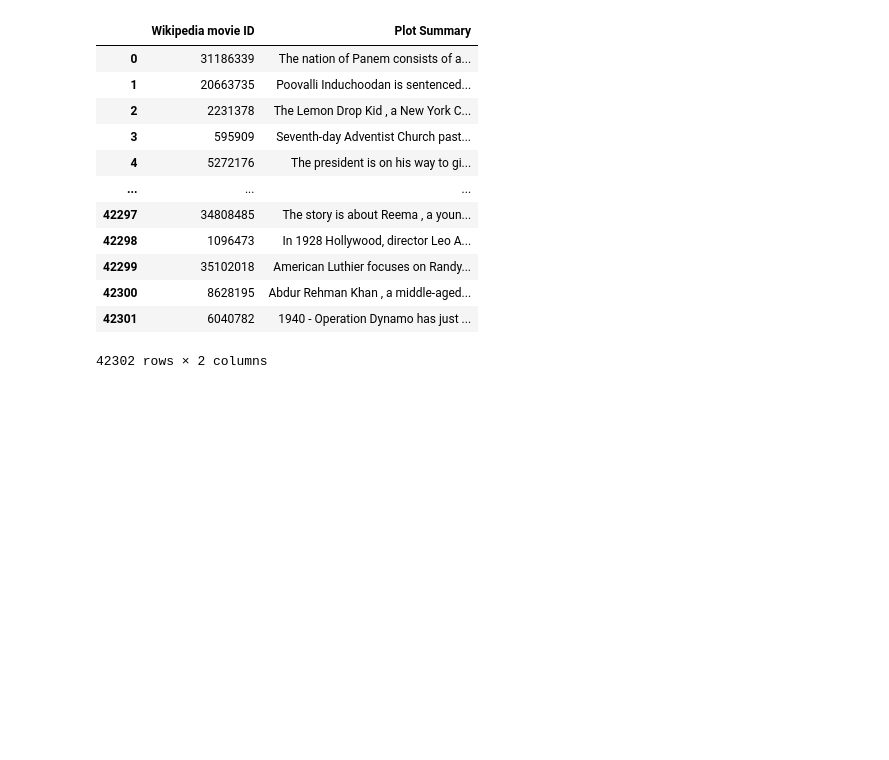
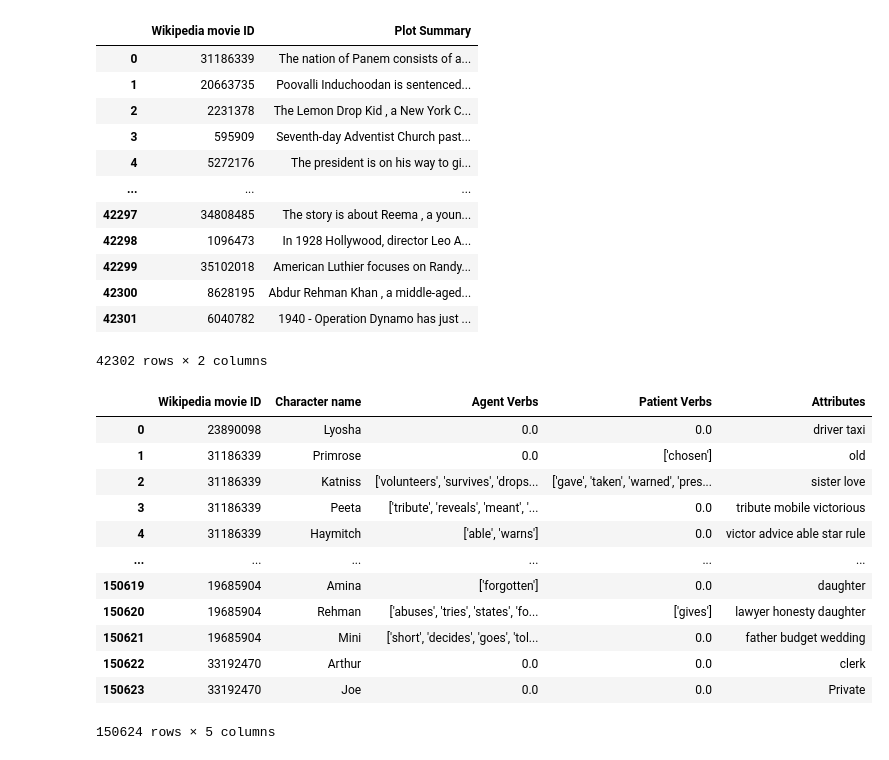
Before and after one commit to epfl-ada/ada-2022-project-utopiansky2022, a Jupyter notebook: Nico.ipynb, the cells around one changed output. Cells and saved outputs as stored; diff of their text form; code cells hidden in the pictures; blank space fills up the shorter version.

```diff
--- a/Nico.ipynb
+++ b/Nico.ipynb
@@ -335,0 +338,19 @@ df_plot_summaries
+# %%
+clusters_df = pd.concat([df_1, df_2, df_3, df_4, df_5], ignore_index=True)
+clusters_df
+clusters_df.columns = ('Wikipedia movie ID', 'Character name', 'Agent Verbs', 'Patient Verbs', 'Attributes')
+clusters_df
+# %% [output]
+|  | Wikipedia movie ID | Character name | Agent Verbs | Patient Verbs | Attributes |
+| 0 | 23890098 | Lyosha | 0.0 | 0.0 | driver taxi |
+| 1 | 31186339 | Primrose | 0.0 | ['chosen'] | old |
+| 2 | 31186339 | Katniss | ['volunteers', 'survives', 'drops... | ['gave', 'taken', 'warned', 'pres... | sister love |
+| 3 | 31186339 | Peeta | ['tribute', 'reveals', 'meant', '... | 0.0 | tribute mobile victorious |
+| 4 | 31186339 | Haymitch | ['able', 'warns'] | 0.0 | victor advice able star rule |
+| ... | ... | ... | ... | ... | ... |
+| 150619 | 19685904 | Amina | ['forgotten'] | 0.0 | daughter |
+| 150620 | 19685904 | Rehman | ['abuses', 'tries', 'states', 'fo... | ['gives'] | lawyer honesty daughter |
+| 150621 | 19685904 | Mini | ['short', 'decides', 'goes', 'tol... | 0.0 | father budget wedding |
+| 150622 | 33192470 | Arthur | 0.0 | 0.0 | clerk |
+| 150623 | 33192470 | Joe | 0.0 | 0.0 | Private |
+150624 rows × 5 columns
```
Also changed, not shown: parts of 14 cells of this notebook.
